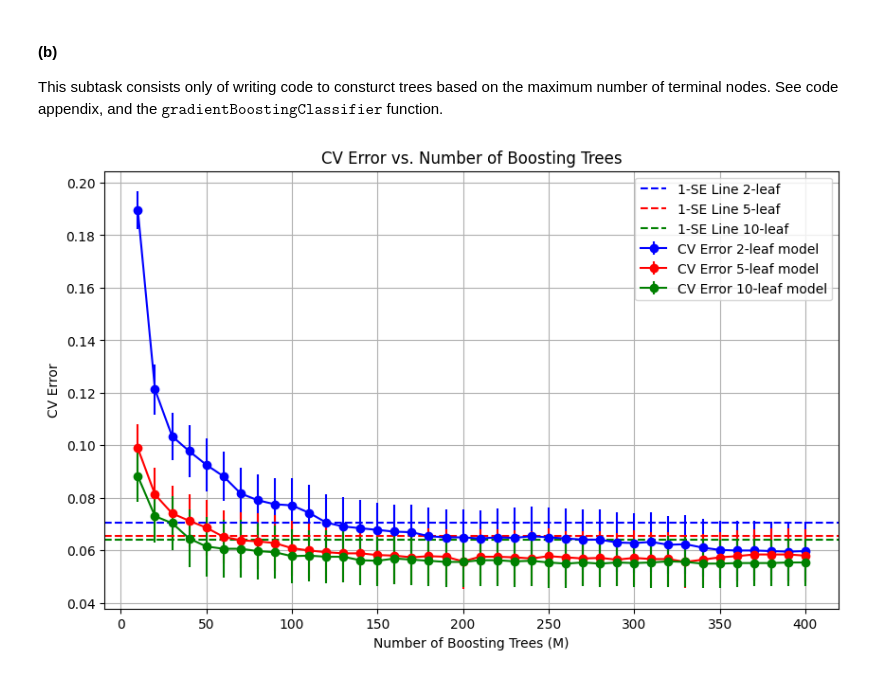
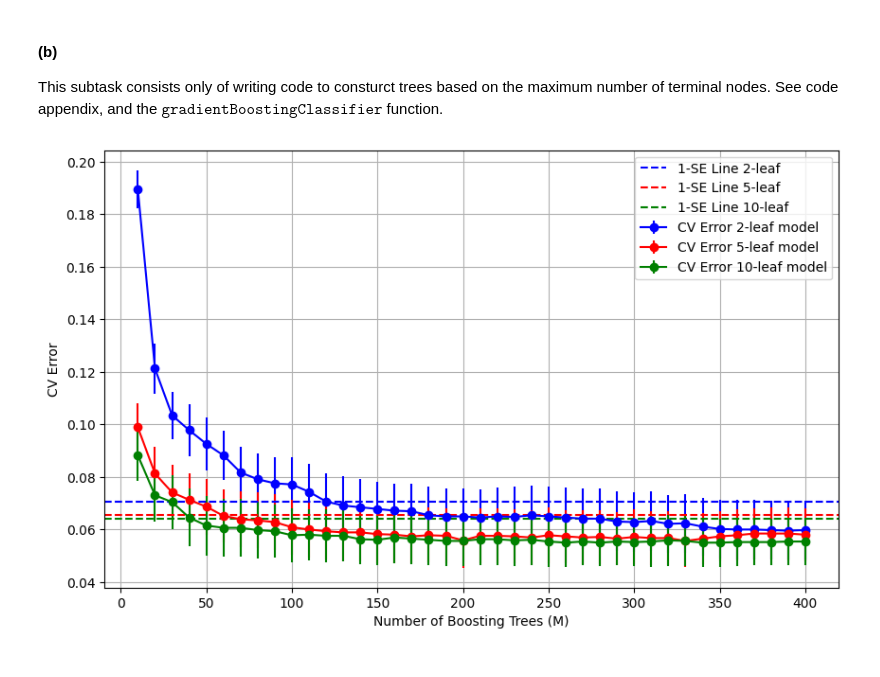
Before and after one commit to aggelitoo/statistical_learning, a Jupyter notebook: project2/project2.ipynb, the cells around one changed output. Drawn from its saved outputs; the diff is of its cells as text; code cells hidden in the pictures.

Commit message:
cross-validation plot and copied code to pure python file

```diff
--- a/project2/project2.ipynb
+++ b/project2/project2.ipynb
@@ -87,17 +87,17 @@ for M in M_values:
 # %%
 # Plot CV error versus number of boosting trees M
 plt.figure(figsize=(10, 6))
 plt.errorbar(M_values, cv_errors_1, yerr=std_errors_1, fmt='-o', label='CV Error 2-leaf model', color='blue')
 plt.errorbar(M_values, cv_errors_2, yerr=std_errors_2, fmt='-o', label='CV Error 5-leaf model', color = 'red')
 plt.errorbar(M_values, cv_errors_3, yerr=std_errors_3, fmt='-o', label='CV Error 10-leaf model', color = 'green')
 plt.xlabel('Number of Boosting Trees (M)')
 plt.ylabel('CV Error')
-plt.title('CV Error vs. Number of Boosting Trees')
+# plt.title('CV Error vs. Number of Boosting Trees')
 plt.axhline(min(cv_errors_1) + std_errors_1[np.argmin(cv_errors_1)], color='blue', linestyle='--', label='1-SE Line 2-leaf')
 plt.axhline(min(cv_errors_2) + std_errors_2[np.argmin(cv_errors_2)], color='red', linestyle='--', label='1-SE Line 5-leaf')
 plt.axhline(min(cv_errors_3) + std_errors_3[np.argmin(cv_errors_3)], color='green', linestyle='--', label='1-SE Line 10-leaf')
 plt.legend()
 plt.grid()
 plt.show()
 # %% [output]
-[figure, old version]
+[figure, new version]
```
Also changed, not shown: 2 other files.
